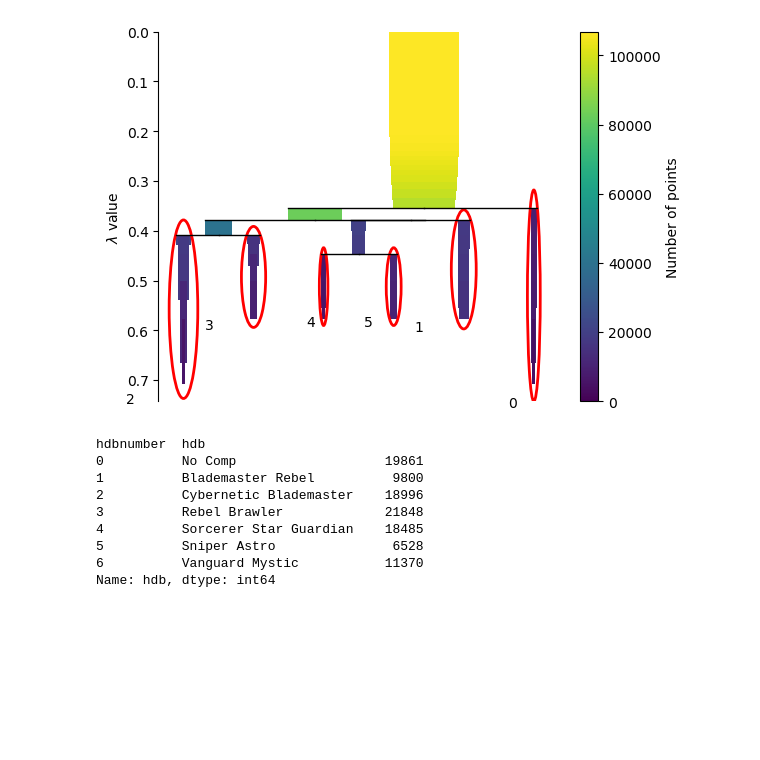
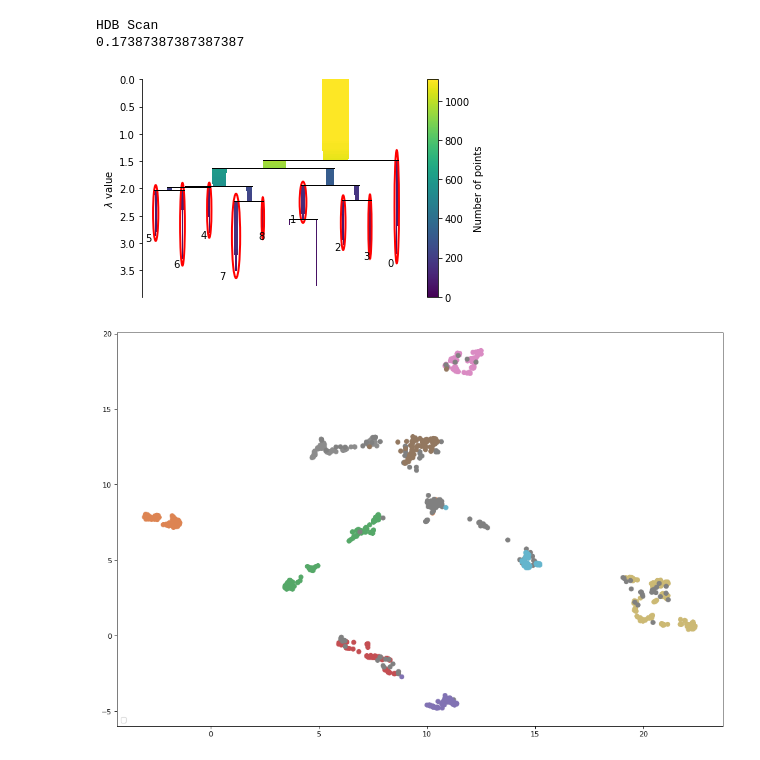
Before and after one commit to JamesYouL2/TFT-Crawler, a Jupyter notebook: test.ipynb, the cells around one changed output. Drawn from its saved outputs; the diff is of its cells as text; code cells hidden in the pictures; blank space fills up the shorter version.

```diff
--- a/test.ipynb
+++ b/test.ipynb
@@ -34,16 +0,0 @@ str(datetime.fromtimestamp(db['game_datetime'].max()/1e3))
-# %%
-test.plot.figure
-# %% [output]
-[figure, removed]
-# %%
-test.clusterdf.groupby('hdbnumber')['hdb'].value_counts()
-# %% [output]
-hdbnumber  hdb
-0          No Comp                   19861
-1          Blademaster Rebel          9800
-2          Cybernetic Blademaster    18996
-3          Rebel Brawler             21848
-4          Sorcerer Star Guardian    18485
-5          Sniper Astro               6528
-6          Vanguard Mystic           11370
-Name: hdb, dtype: int64
@@ -49,0 +55,7 @@ Name: hdb, dtype: int64
+# %%
+main()
+# %% [output]
+HDB Scan
+0.17387387387387387
+[figure, added]
+[figure, added]
```
Also changed, not shown: parts of 8 cells of this notebook, 1 other file.
